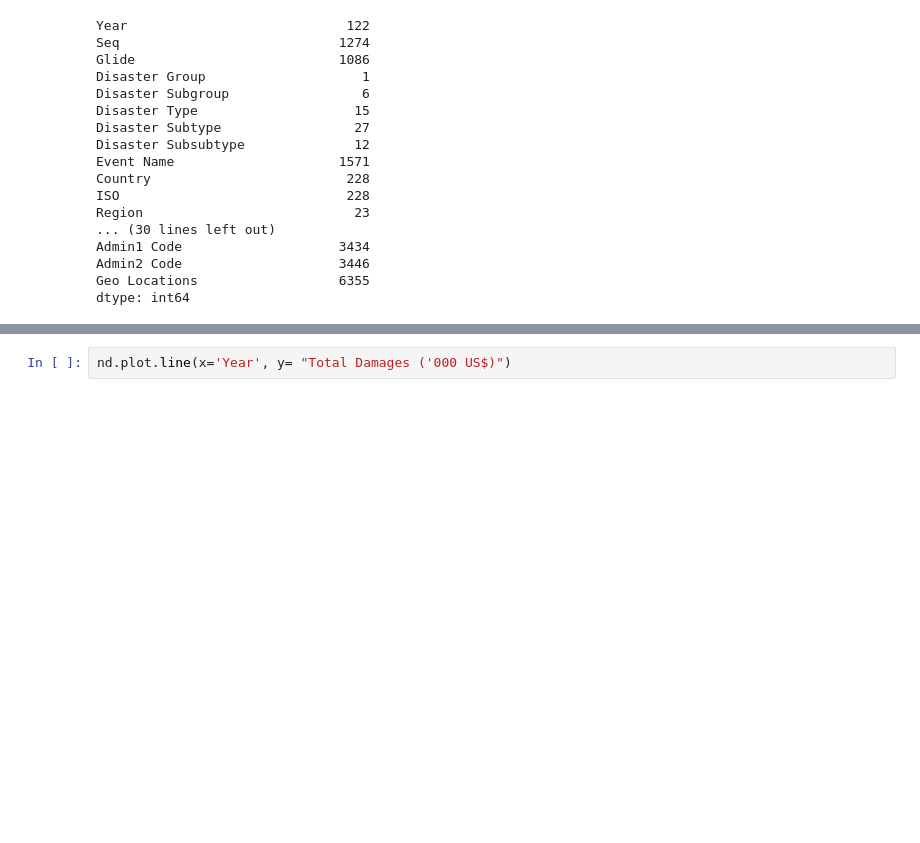
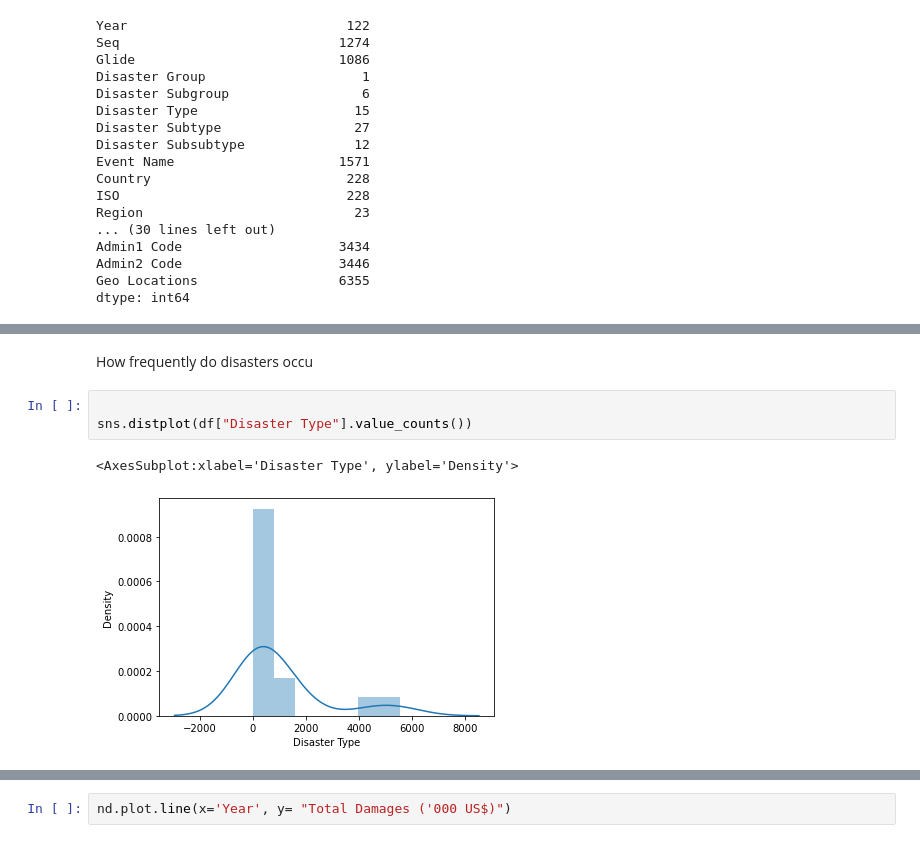
Before and after one commit to hekaplex/2022_01_DSI_WD, a Jupyter notebook: Alex/py/capstone.ipynb, the cells around one changed output, grey strips where cells are left out. Cells and saved outputs as stored; diff of their text form; blank space fills up the shorter version.

```diff
--- a/Alex/py/capstone.ipynb
+++ b/Alex/py/capstone.ipynb
@@ -152,0 +175,8 @@ nd.describe()
+# %% [markdown]
+How frequently do disasters occu
+# %%
+
+sns.distplot(df["Disaster Type"].value_counts())
+# %% [output]
+<AxesSubplot:xlabel='Disaster Type', ylabel='Density'>
+[figure, added]
```
Also changed, not shown: parts of 23 cells of this notebook.
